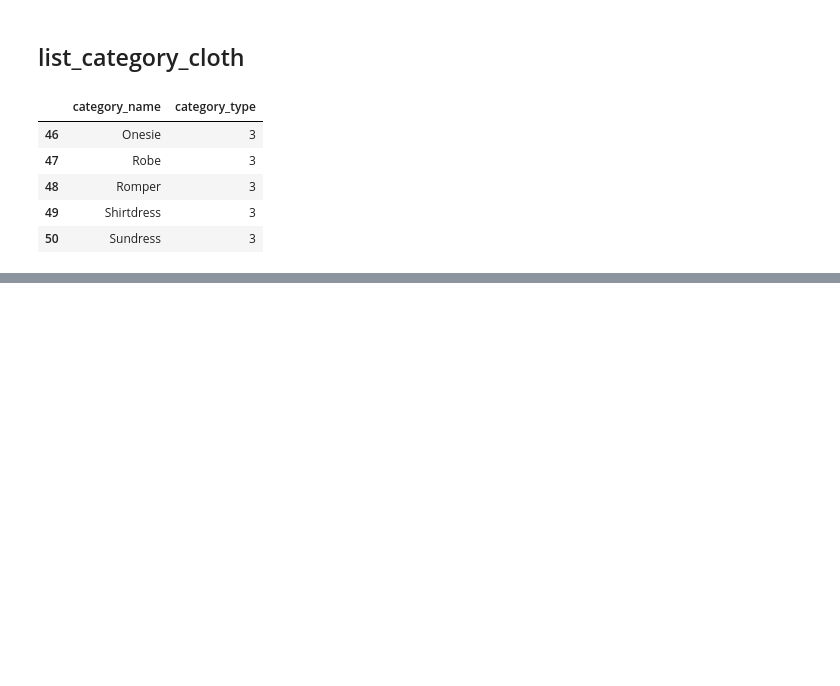
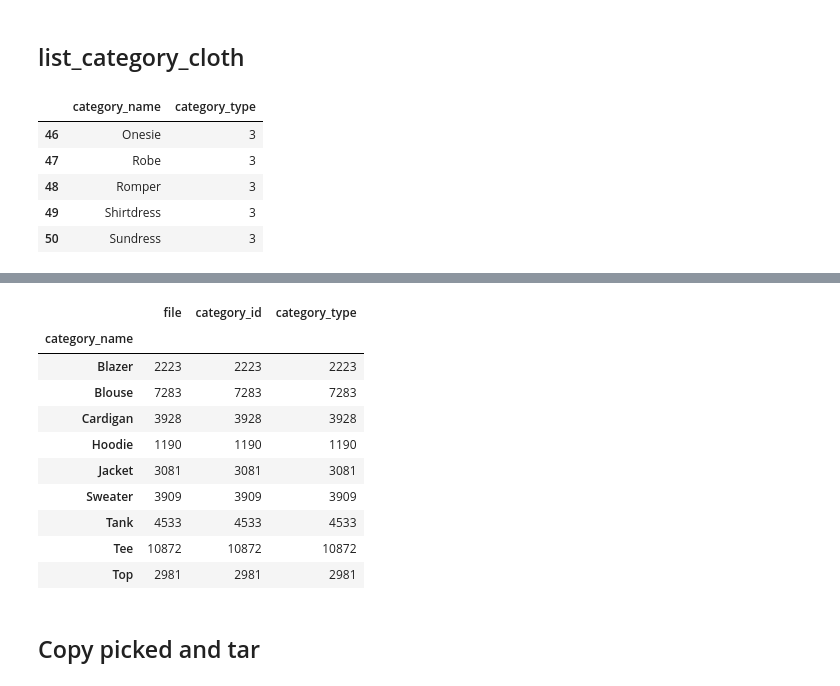
Before and after one commit to Arden-Zhu/fashion_net2, a Jupyter notebook: TryDeepFashion.ipynb, the cells around one changed output, grey strips where cells are left out. Cells and saved outputs as stored; diff of their text form; code cells hidden in the pictures; blank space fills up the shorter version.

```diff
--- a/TryDeepFashion.ipynb
+++ b/TryDeepFashion.ipynb
@@ -267,0 +292,3 @@ df3.loc[df3.category_type != 2]
+# %%
+selected_products = df3[df3.category_name.isin(selected_categories)]
+selected_products.tail()
@@ -267,0 +302,19 @@ df3.loc[df3.category_type != 2]
+# %%
+n = 40000
+pick_index = np.random.permutation(selected_products.index.values)[:n]
+# %%
+picked_product = df3.iloc[pick_index]
+
+picked_product.groupby(by='category_name').count()
+# %% [output]
+|  | file | category_id | category_type |
+| category_name |  |  |  |
+| Blazer | 2223 | 2223 | 2223 |
+| Blouse | 7283 | 7283 | 7283 |
+| Cardigan | 3928 | 3928 | 3928 |
+| Hoodie | 1190 | 1190 | 1190 |
+| Jacket | 3081 | 3081 | 3081 |
+| Sweater | 3909 | 3909 | 3909 |
+| Tank | 4533 | 4533 | 4533 |
+| Tee | 10872 | 10872 | 10872 |
+| Top | 2981 | 2981 | 2981 |
@@ -267,0 +323,2 @@ df3.loc[df3.category_type != 2]
+# %% [markdown]
+## Copy picked and tar
```
Also changed, not shown: parts of 17 cells of this notebook.
